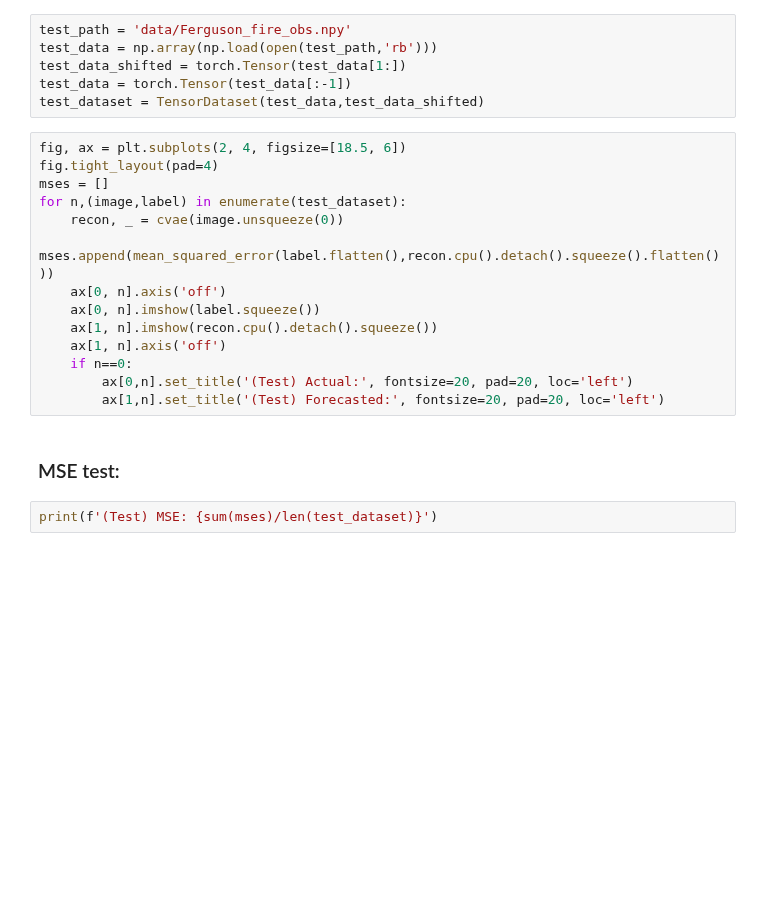
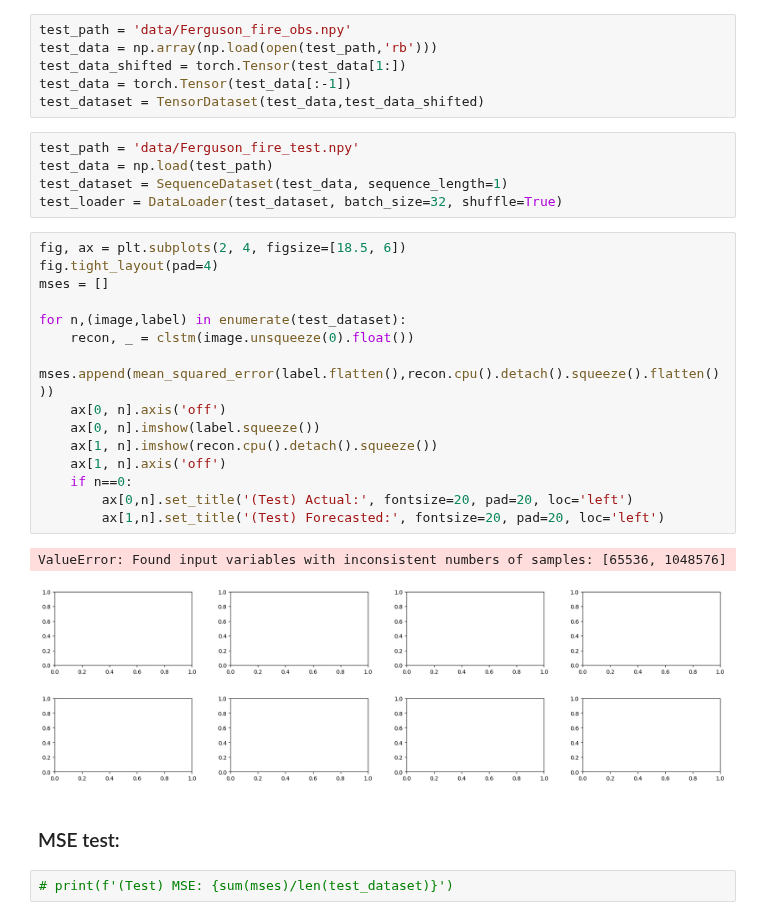
Before and after one commit to edsml-sm1122/ads-wildfire, a Jupyter notebook: wildfire/objective_1.ipynb, the cells around one changed output. Drawn from its saved outputs; the diff is of its cells as text; blank space fills up the shorter version.

```diff
--- a/wildfire/objective_1.ipynb
+++ b/wildfire/objective_1.ipynb
@@ -64,21 +88,30 @@ test_data = np.array(np.load(open(test_path,'rb')))
 test_data_shifted = torch.Tensor(test_data[1:])
 test_data = torch.Tensor(test_data[:-1])
 test_dataset = TensorDataset(test_data,test_data_shifted)
+# %%
+test_path = 'data/Ferguson_fire_test.npy'
+test_data = np.load(test_path)
+test_dataset = SequenceDataset(test_data, sequence_length=1)
+test_loader = DataLoader(test_dataset, batch_size=32, shuffle=True)
 # %%
 fig, ax = plt.subplots(2, 4, figsize=[18.5, 6])
 fig.tight_layout(pad=4)
 mses = []
+
 for n,(image,label) in enumerate(test_dataset):
-    recon, _ = cvae(image.unsqueeze(0))
+    recon, _ = clstm(image.unsqueeze(0).float())
     mses.append(mean_squared_error(label.flatten(),recon.cpu().detach().squeeze().flatten()))
     ax[0, n].axis('off')
     ax[0, n].imshow(label.squeeze())
     ax[1, n].imshow(recon.cpu().detach().squeeze())
     ax[1, n].axis('off')
     if n==0:
         ax[0,n].set_title('(Test) Actual:', fontsize=20, pad=20, loc='left')
         ax[1,n].set_title('(Test) Forecasted:', fontsize=20, pad=20, loc='left')
+# %% [output]
+ValueError: Found input variables with inconsistent numbers of samples: [65536, 1048576]
+[figure, added]
 # %% [markdown]
 ### MSE test:
 # %%
-print(f'(Test) MSE: {sum(mses)/len(test_dataset)}')
+# print(f'(Test) MSE: {sum(mses)/len(test_dataset)}')
```
Also changed, not shown: parts of 7 cells of this notebook, 3 other files.
